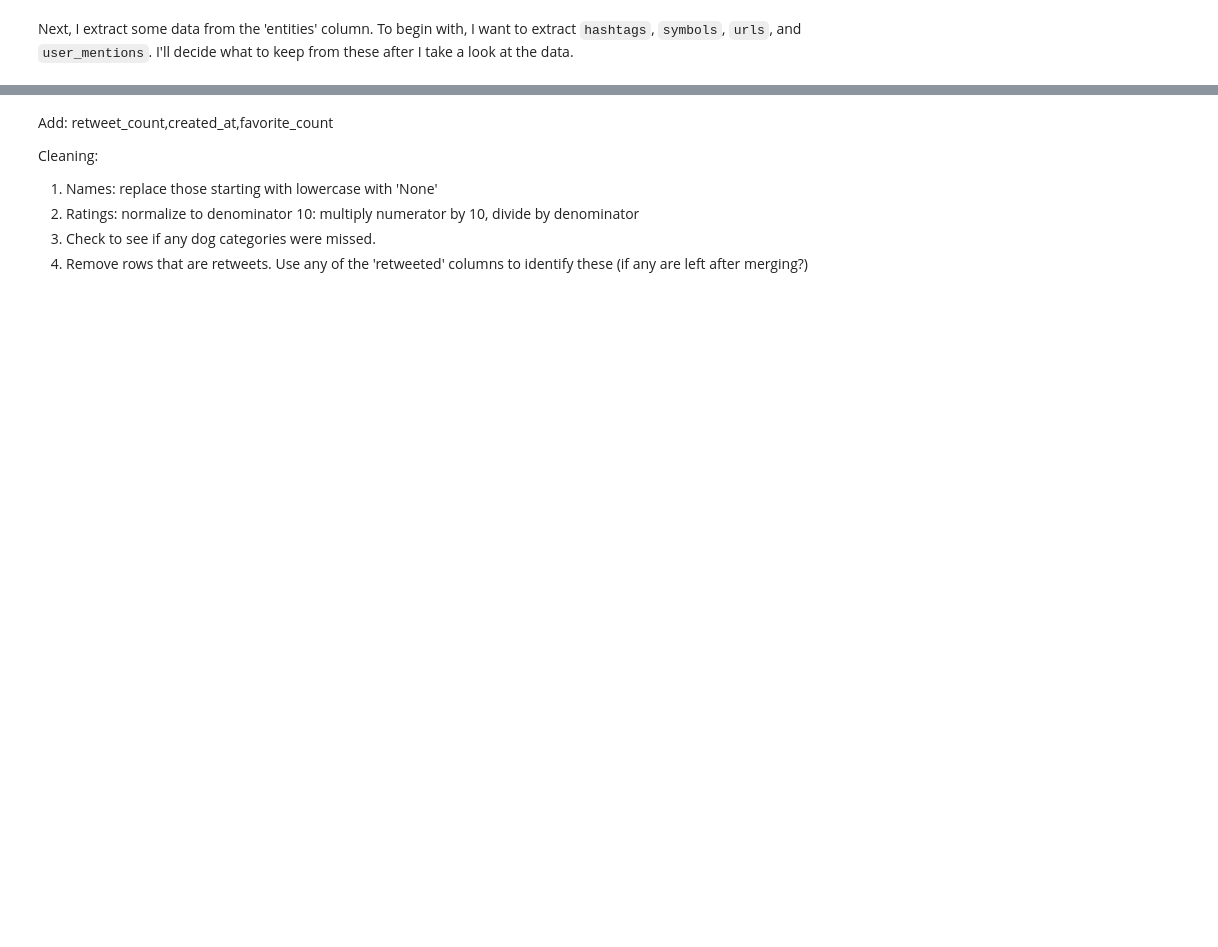
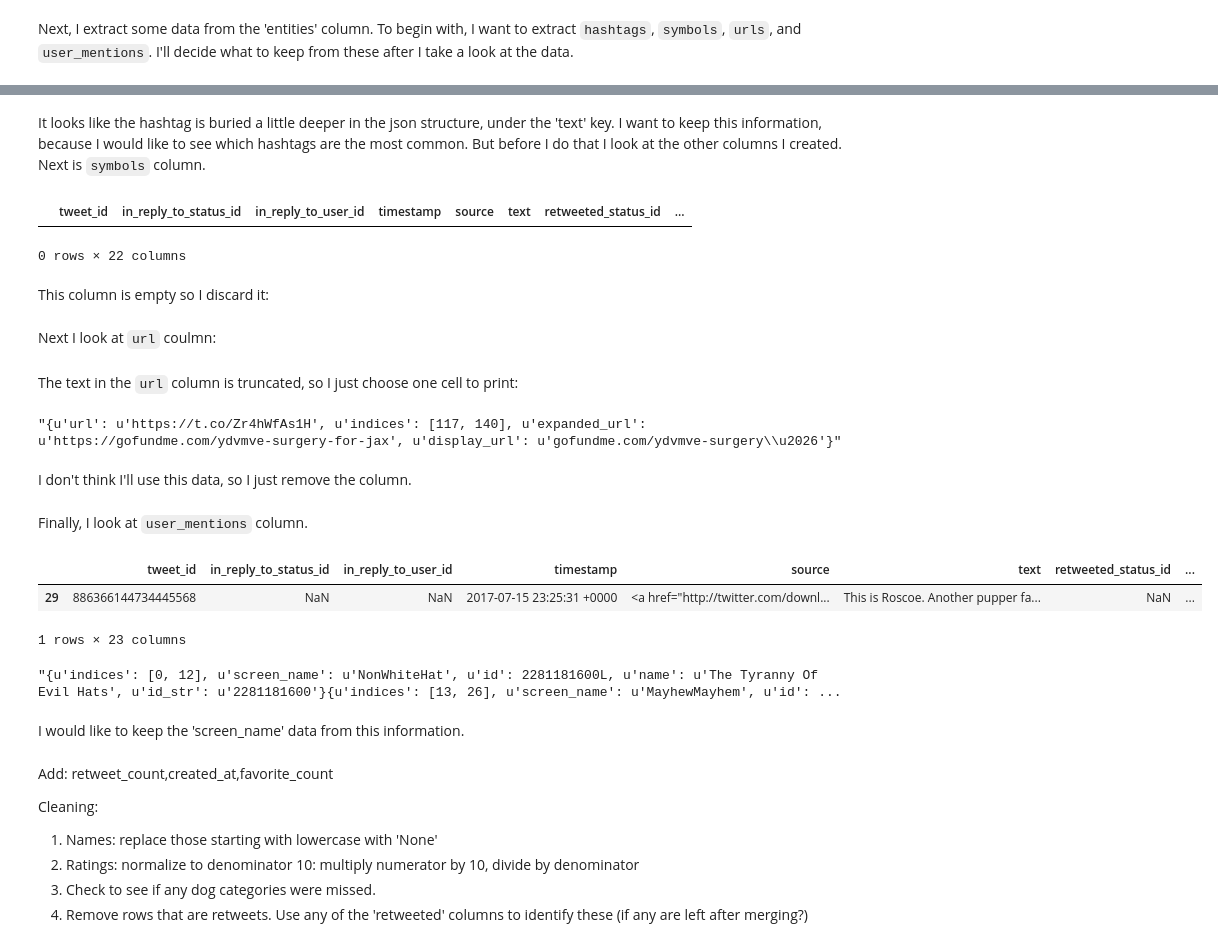
Before and after one commit to bogdanrabanca/dog_project, a Jupyter notebook: dog_project.ipynb, the cells around one changed output, grey strips where cells are left out. Cells and saved outputs as stored; diff of their text form; code cells hidden in the pictures; blank space fills up the shorter version.

```diff
--- a/dog_project.ipynb
+++ b/dog_project.ipynb
@@ -78,0 +384,13 @@ tweets[tweets['in_reply_to_user_id'].notnull()].iloc[:,1:18]
+# %% [markdown]
+It looks like the hashtag is buried a little deeper in the json structure, under the 'text' key. I want to keep this information, because I would like to see which hashtags are the most common. But before I do that I look at the other columns I created. Next is `symbols` column.
+# %%
+tweet_df[(tweet_df['symbols'].notnull())&(tweet_df['symbols']!='')].head()
+# %% [output]
+|  | tweet_id | in_reply_to_status_id | in_reply_to_user_id | timestamp | source | text | retweeted_status_id | ... |
+0 rows × 22 columns
+# %% [markdown]
+This column is empty so I discard it:
+# %%
+tweet_df.drop('symbols',axis=1,inplace=True)
+# %% [markdown]
+Next I look at `url` coulmn:
@@ -78,0 +399,24 @@ tweets[tweets['in_reply_to_user_id'].notnull()].iloc[:,1:18]
+# %% [markdown]
+The text in the `url` column is truncated, so I just choose one cell to print:
+# %%
+tweet_df.loc[6,'urls']
+# %% [output]
+"{u'url': u'https://t.co/Zr4hWfAs1H', u'indices': [117, 140], u'expanded_url': u'https://gofundme.com/ydvmve-surgery-for-jax', u'display_url': u'gofundme.com/ydvmve-surgery\\u2026'}"
+# %% [markdown]
+I don't think I'll use this data, so I just remove the column.
+# %%
+tweet_df.drop('urls',axis=1,inplace=True)
+# %% [markdown]
+Finally, I look at `user_mentions` column.
+# %%
+tweet_df[(tweet_df['user_mentions'].notnull())&(tweet_df['user_mentions']!='')].head(1)
+# %% [output]
+|  | tweet_id | in_reply_to_status_id | in_reply_to_user_id | timestamp | source | text | retweeted_status_id | ... |
+| 29 | 886366144734445568 | NaN | NaN | 2017-07-15 23:25:31 +0000 | <a href="http://twitter.com/downl... | This is Roscoe. Another pupper fa... | NaN | ... |
+1 rows × 23 columns
+# %%
+tweet_df.loc[29,'user_mentions']
+# %% [output]
+"{u'indices': [0, 12], u'screen_name': u'NonWhiteHat', u'id': 2281181600L, u'name': u'The Tyranny Of Evil Hats', u'id_str': u'2281181600'}{u'indices': [13, 26], u'screen_name': u'MayhewMayhem', u'id': ...
+# %% [markdown]
+I would like to keep the 'screen_name' data from this information.
```
Also changed, not shown: parts of 45 cells of this notebook.
